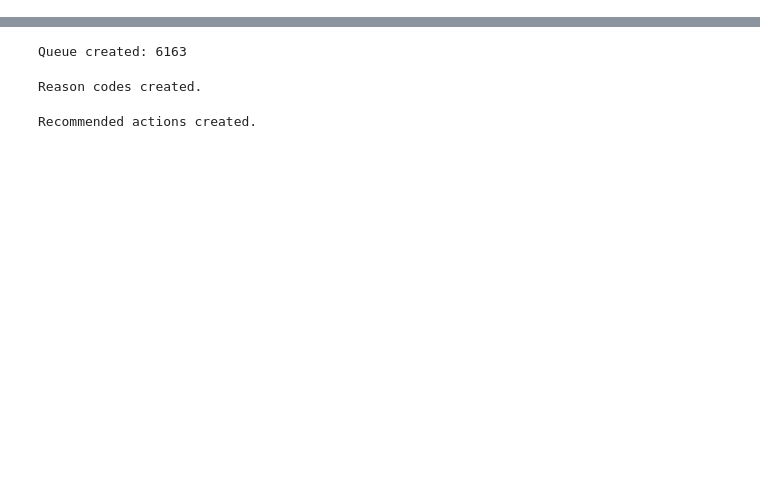
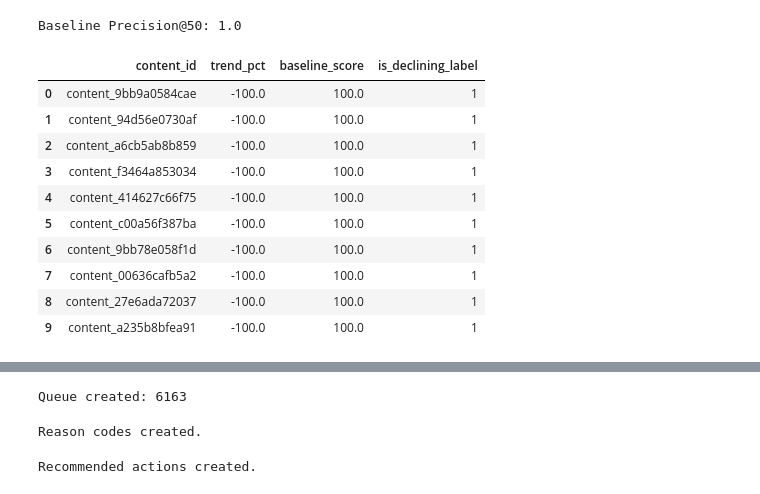
Before and after one commit to Duchalsoham12/flyrank-ml-internship, a Jupyter notebook: work/notebooks/capstone.ipynb, the cells around one changed output, grey strips where cells are left out. Saved outputs shown, nothing was run; the diff lists cells and outputs as text; code cells hidden in the pictures; blank space fills up the shorter version.

```diff
--- a/work/notebooks/capstone.ipynb
+++ b/work/notebooks/capstone.ipynb
@@ -177,0 +285,50 @@ Client overlap: 0
+# %%
+# Create a simple baseline ranking
+baseline_test = test[
+    ["content_id", "trend_pct", "is_declining_label"]
+].copy()
+
+# More negative trend = higher decline priority
+baseline_test["baseline_score"] = -baseline_test["trend_pct"]
+
+# Rank from highest priority to lowest
+baseline_test = baseline_test.sort_values(
+    "baseline_score",
+    ascending=False
+).reset_index(drop=True)
+
+# Precision@50
+top_n = min(50, len(baseline_test))
+
+baseline_p50 = (
+    baseline_test
+    .iloc[:top_n]["is_declining_label"]
+    .mean()
+)
+
+print("Baseline Precision@50:", round(baseline_p50, 3))
+# %% [output]
+Baseline Precision@50: 1.0
+# %%
+display(
+    baseline_test[
+        [
+            "content_id",
+            "trend_pct",
+            "baseline_score",
+            "is_declining_label"
+        ]
+    ].head(10)
+)
+# %% [output]
+|  | content_id | trend_pct | baseline_score | is_declining_label |
+| 0 | content_9bb9a0584cae | -100.0 | 100.0 | 1 |
+| 1 | content_94d56e0730af | -100.0 | 100.0 | 1 |
+| 2 | content_a6cb5ab8b859 | -100.0 | 100.0 | 1 |
+| 3 | content_f3464a853034 | -100.0 | 100.0 | 1 |
+| 4 | content_414627c66f75 | -100.0 | 100.0 | 1 |
+| 5 | content_c00a56f387ba | -100.0 | 100.0 | 1 |
+| 6 | content_9bb78e058f1d | -100.0 | 100.0 | 1 |
+| 7 | content_00636cafb5a2 | -100.0 | 100.0 | 1 |
+| 8 | content_27e6ada72037 | -100.0 | 100.0 | 1 |
+| 9 | content_a235b8bfea91 | -100.0 | 100.0 | 1 |
```
Also changed, not shown: parts of 92 cells of this notebook.
